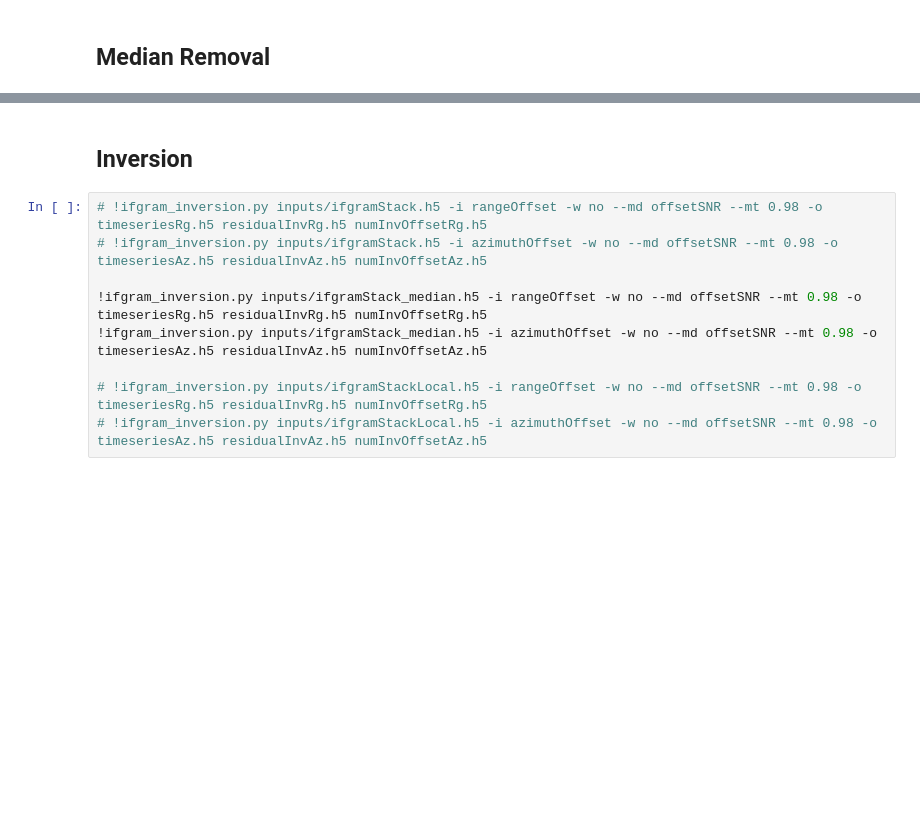
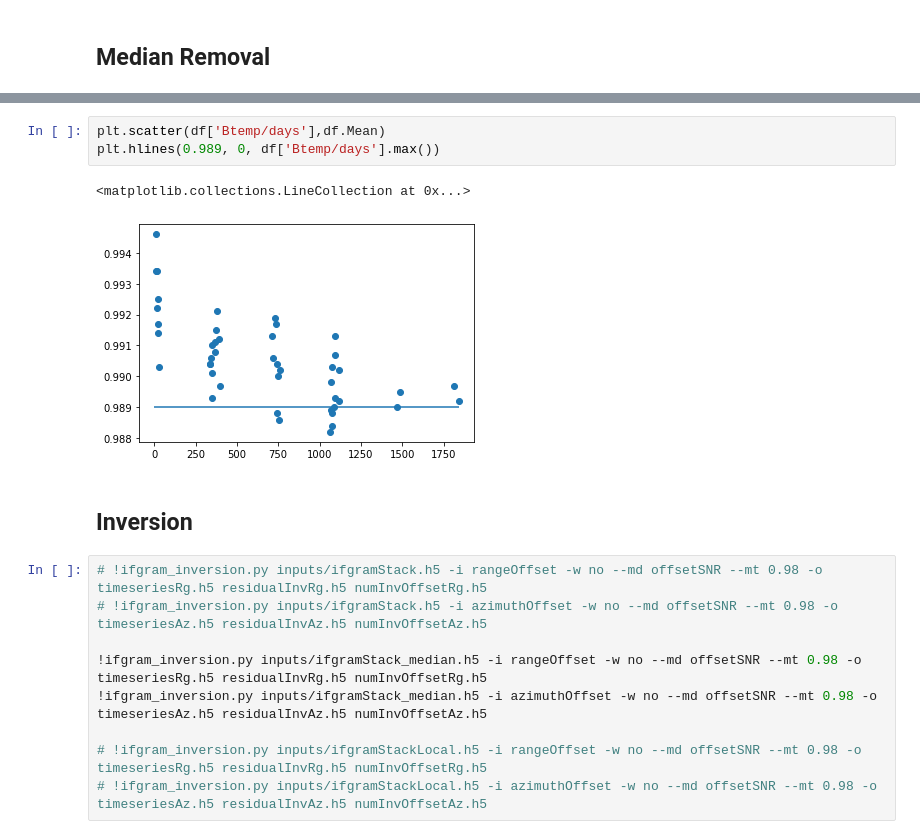
Before and after one commit to forrestfwilliams/pixeloffset_mintpy, a Jupyter notebook: mintpy_offsets.ipynb, the cells around one changed output, grey strips where cells are left out. Drawn from its saved outputs; the diff is of its cells as text; blank space fills up the shorter version.

```diff
--- a/mintpy_offsets.ipynb
+++ b/mintpy_offsets.ipynb
@@ -173,3 +150,9 @@ Done.
+# %%
+plt.scatter(df['Btemp/days'],df.Mean)
+plt.hlines(0.989, 0, df['Btemp/days'].max())
+# %% [output]
+<matplotlib.collections.LineCollection at 0x...>
+[figure, added]
 # %% [markdown]
 ## Inversion
 # %%
```
Also changed, not shown: parts of 25 cells of this notebook, 7 other files.
